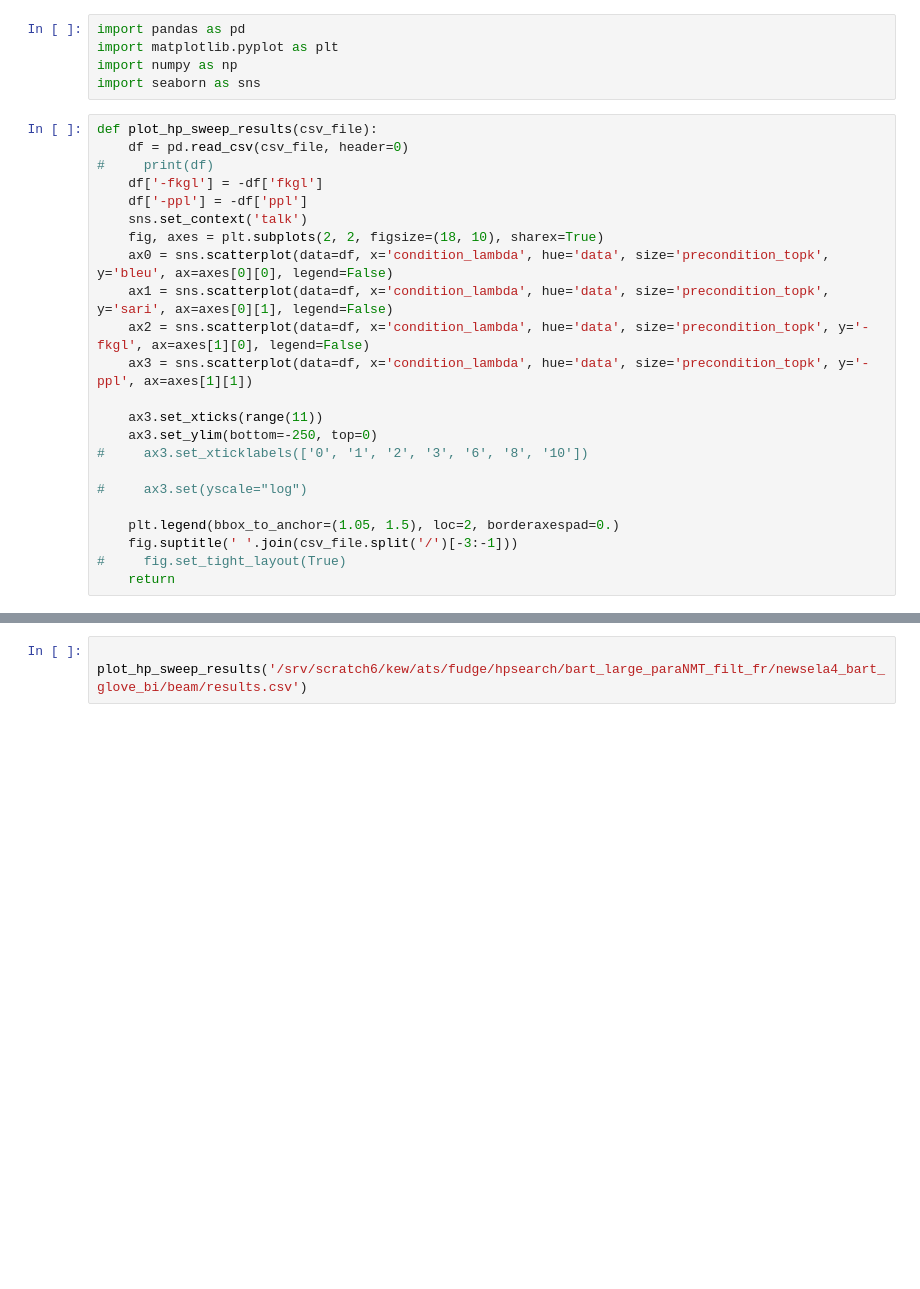
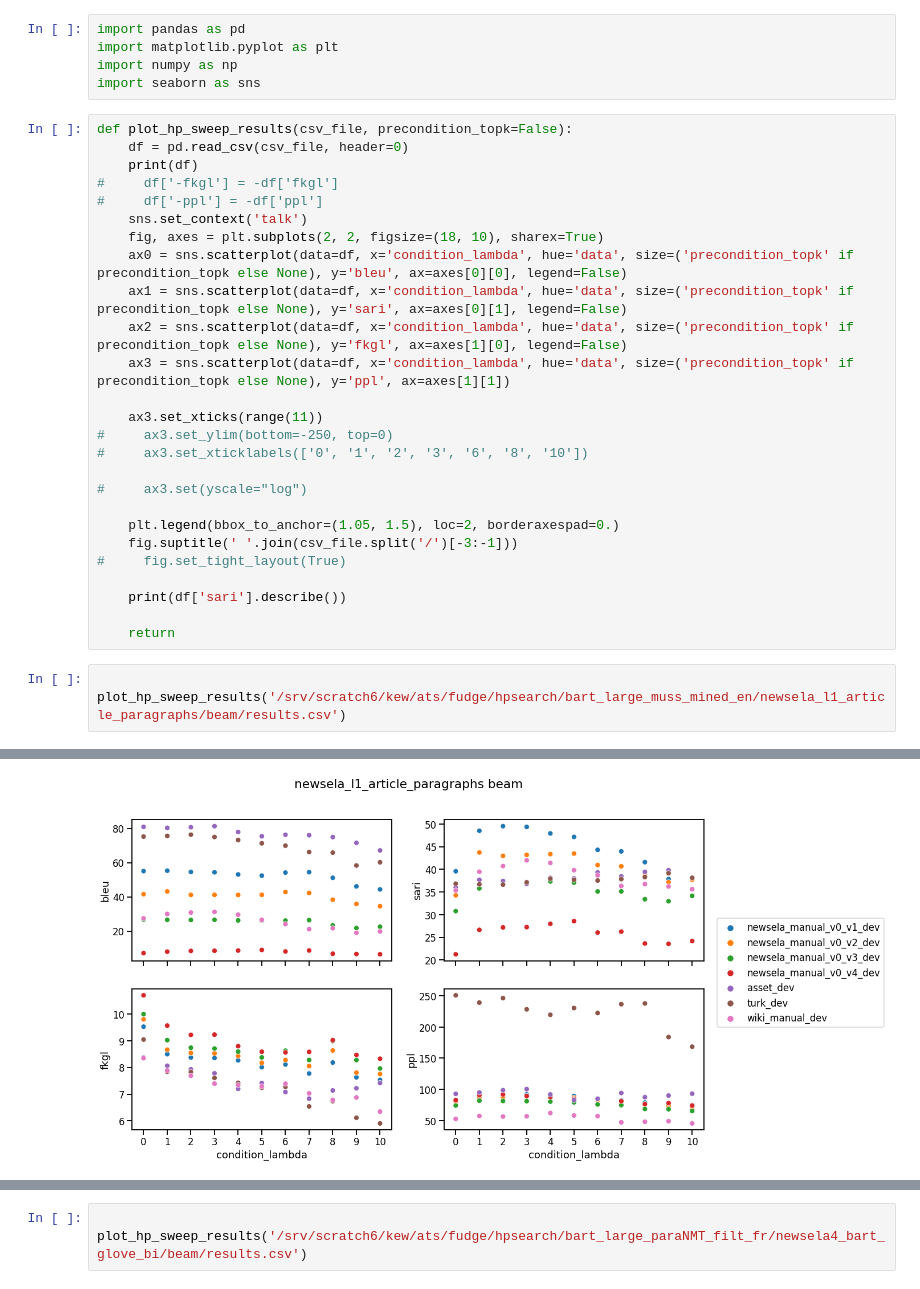
Before and after one commit to ZurichNLP/SimpleFUDGE, a Jupyter notebook: analysis/visualise_hp_sweeps.ipynb, the cells around one changed output, grey strips where cells are left out. Drawn from its saved outputs; the diff is of its cells as text; blank space fills up the shorter version.

```diff
--- a/analysis/visualise_hp_sweeps.ipynb
+++ b/analysis/visualise_hp_sweeps.ipynb
@@ -4,20 +4,20 @@ import matplotlib.pyplot as plt
 import numpy as np
 import seaborn as sns
 # %%
-def plot_hp_sweep_results(csv_file):
+def plot_hp_sweep_results(csv_file, precondition_topk=False):
     df = pd.read_csv(csv_file, header=0)
-#     print(df)
-    df['-fkgl'] = -df['fkgl']
-    df['-ppl'] = -df['ppl']
+    print(df)
+#     df['-fkgl'] = -df['fkgl']
+#     df['-ppl'] = -df['ppl']
     sns.set_context('talk')
     fig, axes = plt.subplots(2, 2, figsize=(18, 10), sharex=True)
-    ax0 = sns.scatterplot(data=df, x='condition_lambda', hue='data', size='precondition_topk', y='bleu', ax=axes[0][0], legend=False)
-    ax1 = sns.scatterplot(data=df, x='condition_lambda', hue='data', size='precondition_topk', y='sari', ax=axes[0][1], legend=False)
-    ax2 = sns.scatterplot(data=df, x='condition_lambda', hue='data', size='precondition_topk', y='-fkgl', ax=axes[1][0], legend=False)
-    ax3 = sns.scatterplot(data=df, x='condition_lambda', hue='data', size='precondition_topk', y='-ppl', ax=axes[1][1])
+    ax0 = sns.scatterplot(data=df, x='condition_lambda', hue='data', size=('precondition_topk' if precondition_topk else None), y='bleu', ax=axes[0][0], legend=False)
+    ax1 = sns.scatterplot(data=df, x='condition_lambda', hue='data', size=('precondition_topk' if precondition_topk else None), y='sari', ax=axes[0][1], legend=False)
+    ax2 = sns.scatterplot(data=df, x='condition_lambda', hue='data', size=('precondition_topk' if precondition_topk else None), y='fkgl', ax=axes[1][0], legend=False)
+    ax3 = sns.scatterplot(data=df, x='condition_lambda', hue='data', size=('precondition_topk' if precondition_topk else None), y='ppl', ax=axes[1][1])
 
     ax3.set_xticks(range(11))
-    ax3.set_ylim(bottom=-250, top=0)
+#     ax3.set_ylim(bottom=-250, top=0)
 #     ax3.set_xticklabels(['0', '1', '2', '3', '6', '8', '10'])
 
 #     ax3.set(yscale="log")
@@ -25,4 +25,11 @@ def plot_hp_sweep_results(csv_file):
     plt.legend(bbox_to_anchor=(1.05, 1.5), loc=2, borderaxespad=0.)
     fig.suptitle(' '.join(csv_file.split('/')[-3:-1]))
 #     fig.set_tight_layout(True)
+
+    print(df['sari'].describe())
+
     return
+# %%
+
+plot_hp_sweep_results('/srv/scratch6/kew/ats/fudge/hpsearch/bart_large_muss_mined_en/newsela_l1_article_paragraphs/beam/results.csv')
+# %% [output]
@@ -29,2 +53,3 @@ def plot_hp_sweep_results(csv_file):
+[figure, added]
 # %%
 
```
Also changed, not shown: parts of 2 cells of this notebook, 11 other files.
